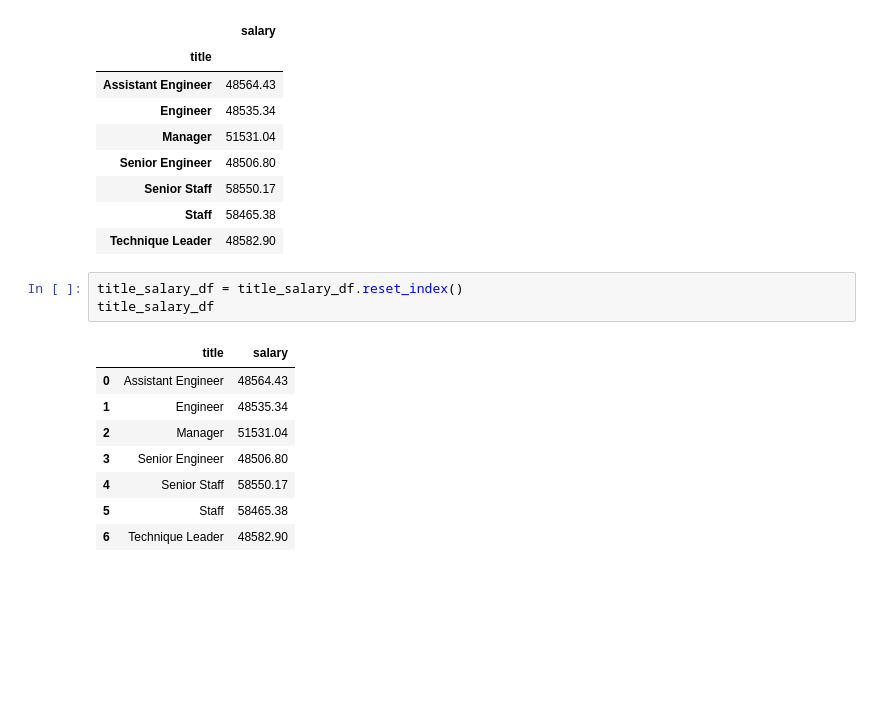
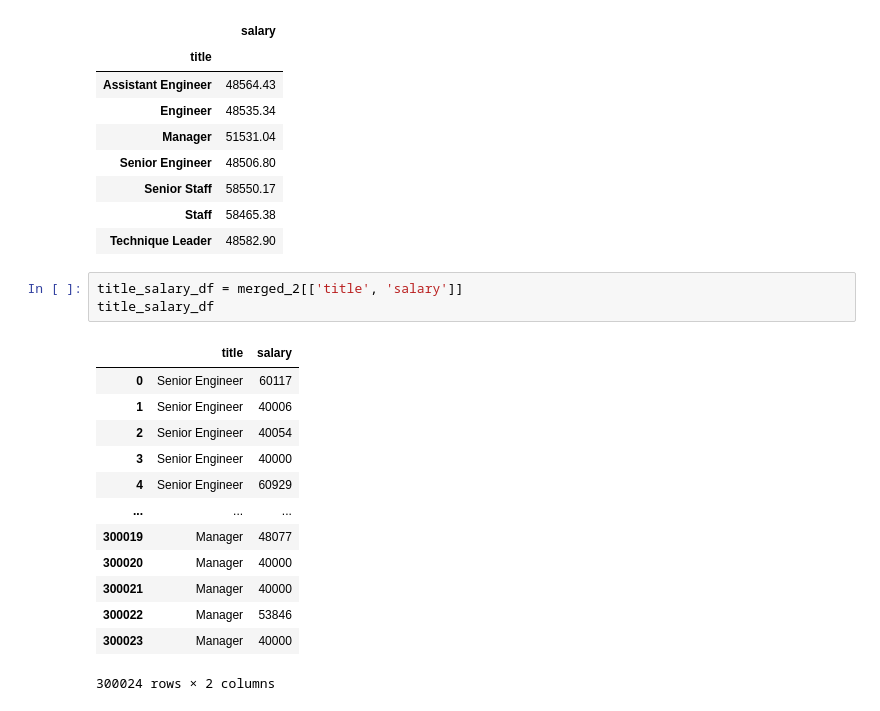
Before and after one commit to sushant822/SQL-Employee-Database-A-Mystery-in-Two-Parts, a Jupyter notebook: Jupyter Notebook.ipynb, the cells around one changed output. Saved outputs shown, nothing was run; the diff lists cells and outputs as text; blank space fills up the shorter version.

```diff
--- a/Jupyter Notebook.ipynb
+++ b/Jupyter Notebook.ipynb
@@ -93,15 +93,20 @@ title_salary_df
 | Senior Staff | 58550.17 |
 | Staff | 58465.38 |
 | Technique Leader | 48582.90 |
-# %%
-title_salary_df = title_salary_df.reset_index()
-title_salary_df
-# %% [output]
-|  | title | salary |
-| 0 | Assistant Engineer | 48564.43 |
-| 1 | Engineer | 48535.34 |
-| 2 | Manager | 51531.04 |
-| 3 | Senior Engineer | 48506.80 |
-| 4 | Senior Staff | 58550.17 |
-| 5 | Staff | 58465.38 |
-| 6 | Technique Leader | 48582.90 |
+# %%
+title_salary_df = merged_2[['title', 'salary']]
+title_salary_df
+# %% [output]
+|  | title | salary |
+| 0 | Senior Engineer | 60117 |
+| 1 | Senior Engineer | 40006 |
+| 2 | Senior Engineer | 40054 |
+| 3 | Senior Engineer | 40000 |
+| 4 | Senior Engineer | 60929 |
+| ... | ... | ... |
+| 300019 | Manager | 48077 |
+| 300020 | Manager | 40000 |
+| 300021 | Manager | 40000 |
+| 300022 | Manager | 53846 |
+| 300023 | Manager | 40000 |
+300024 rows × 2 columns
```
Also changed, not shown: parts of 3 cells of this notebook, 2 other files.
